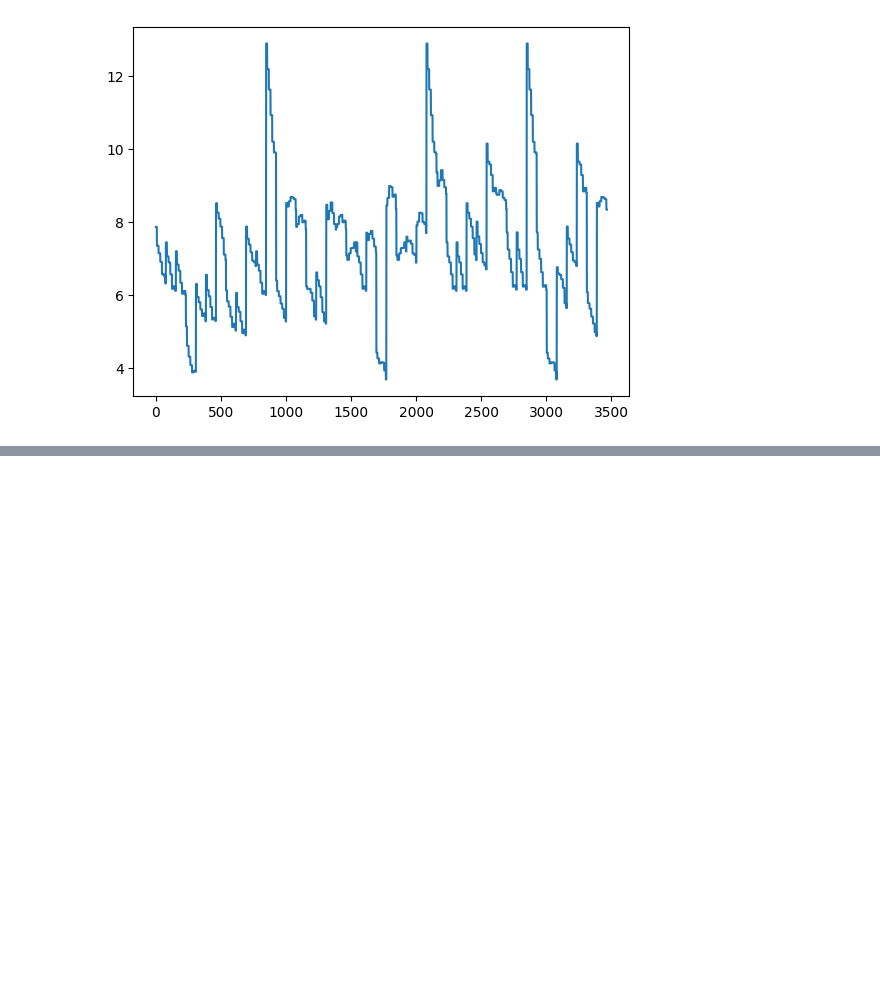
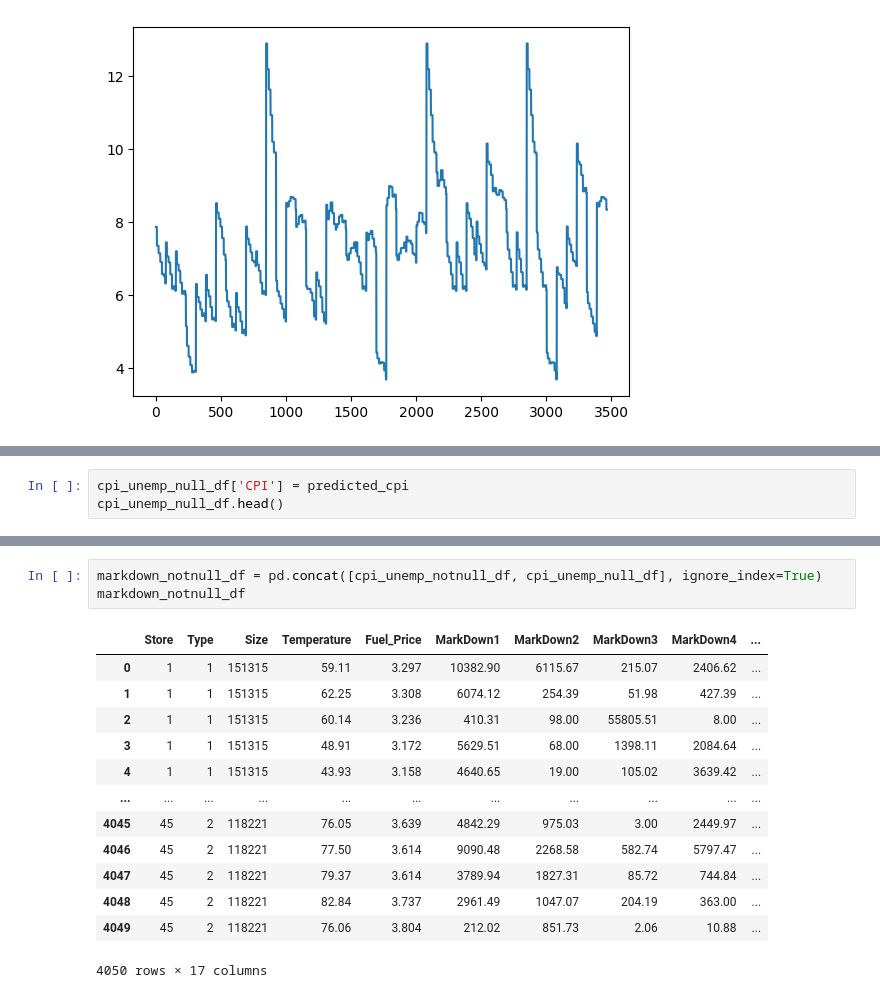
Before and after one commit to Prakash-Kani/Retail-Sales-Prediction, a Jupyter notebook: preprocessing.ipynb, the cells around one changed output, grey strips where cells are left out. Drawn from its saved outputs; the diff is of its cells as text; blank space fills up the shorter version.

```diff
--- a/preprocessing.ipynb
+++ b/preprocessing.ipynb
@@ -564,0 +833,3 @@ plt.show()
+# %%
+cpi_unemp_null_df['CPI'] = predicted_cpi
+cpi_unemp_null_df.head()
@@ -564,0 +843,17 @@ plt.show()
+# %%
+markdown_notnull_df = pd.concat([cpi_unemp_notnull_df, cpi_unemp_null_df], ignore_index=True)
+markdown_notnull_df
+# %% [output]
+|  | Store | Type | Size | Temperature | Fuel_Price | MarkDown1 | MarkDown2 | MarkDown3 | MarkDown4 | ... |
+| 0 | 1 | 1 | 151315 | 59.11 | 3.297 | 10382.90 | 6115.67 | 215.07 | 2406.62 | ... |
+| 1 | 1 | 1 | 151315 | 62.25 | 3.308 | 6074.12 | 254.39 | 51.98 | 427.39 | ... |
+| 2 | 1 | 1 | 151315 | 60.14 | 3.236 | 410.31 | 98.00 | 55805.51 | 8.00 | ... |
+| 3 | 1 | 1 | 151315 | 48.91 | 3.172 | 5629.51 | 68.00 | 1398.11 | 2084.64 | ... |
+| 4 | 1 | 1 | 151315 | 43.93 | 3.158 | 4640.65 | 19.00 | 105.02 | 3639.42 | ... |
+| ... | ... | ... | ... | ... | ... | ... | ... | ... | ... | ... |
+| 4045 | 45 | 2 | 118221 | 76.05 | 3.639 | 4842.29 | 975.03 | 3.00 | 2449.97 | ... |
+| 4046 | 45 | 2 | 118221 | 77.50 | 3.614 | 9090.48 | 2268.58 | 582.74 | 5797.47 | ... |
+| 4047 | 45 | 2 | 118221 | 79.37 | 3.614 | 3789.94 | 1827.31 | 85.72 | 744.84 | ... |
+| 4048 | 45 | 2 | 118221 | 82.84 | 3.737 | 2961.49 | 1047.07 | 204.19 | 363.00 | ... |
+| 4049 | 45 | 2 | 118221 | 76.06 | 3.804 | 212.02 | 851.73 | 2.06 | 10.88 | ... |
+4050 rows × 17 columns
```
Also changed, not shown: parts of 26 cells of this notebook.
